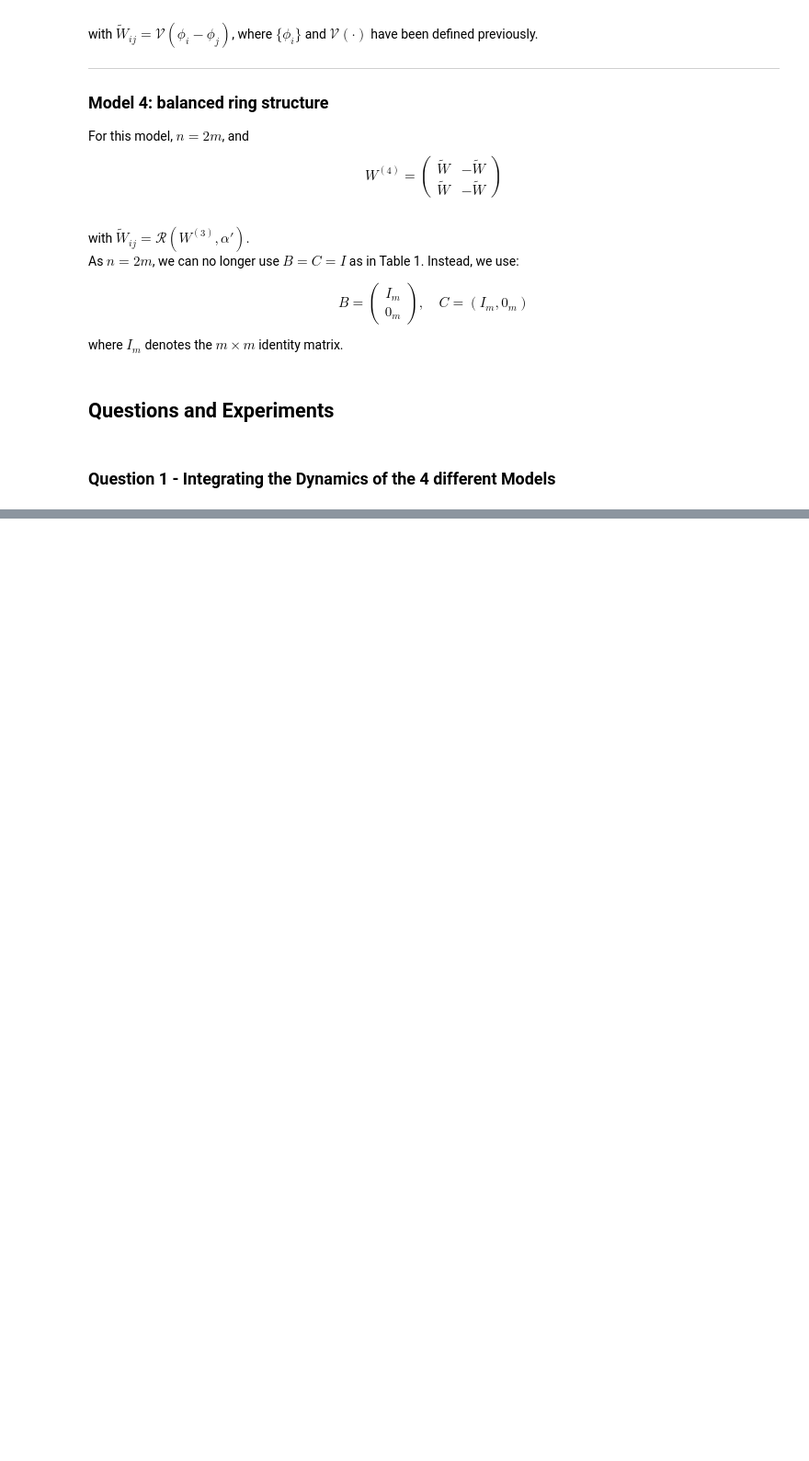
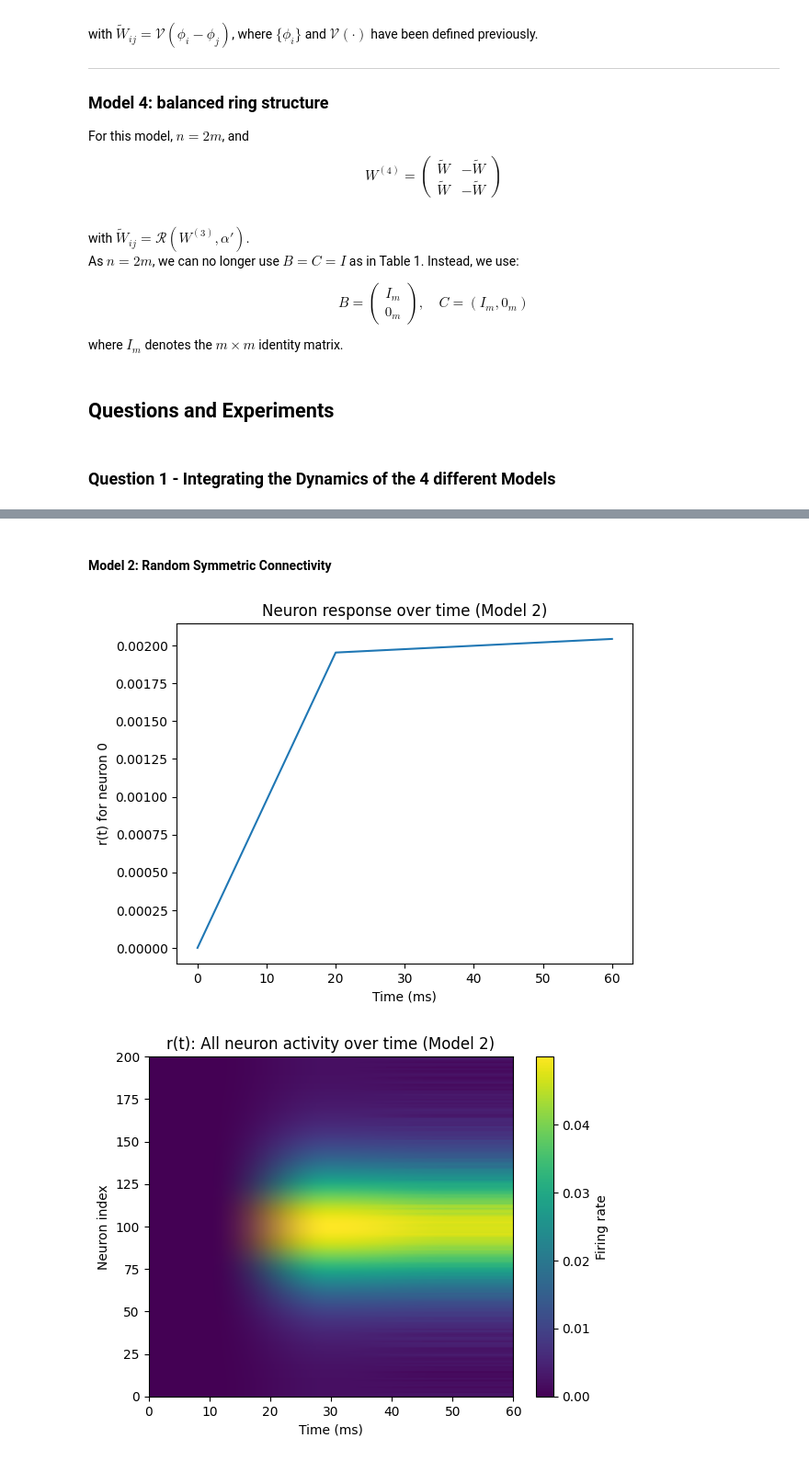
Before and after one commit to macaswalker/CompNeuroCam, a Jupyter notebook: Assignment 2/recurrent_neural_network_dynamics.ipynb, the cells around one changed output, grey strips where cells are left out. Shown at 92% size. Cells and saved outputs as stored; diff of their text form; code cells hidden in the pictures; blank space fills up the shorter version.

```diff
--- a/Assignment 2/recurrent_neural_network_dynamics.ipynb
+++ b/Assignment 2/recurrent_neural_network_dynamics.ipynb
@@ -73,3 +71,9 @@ def theta_hat(phi, o_tilde):
 # Circular Distance
 def d(theta_hat, theta):
     return np.arccos(np.cos(theta_hat-theta))
+
+# Rescale matrix W_raq to the spectral radius equals alpha
+def R(W_raw, alpha):
+    eigvals = np.linalg.eigvals(W_raw)
+    spectral_radius = np.max(np.abs(eigvals))
+    return (alpha / spectral_radius) * W_raw
@@ -124,0 +206,33 @@ where $I_m$ denotes the $m \times m$ identity matrix.
+# %% [markdown]
+#### Model 2: Random Symmetric Connectivity
+# %%
+# Model 2: Random symmetric connectivity
+W_tilde = np.random.normal(0, 1, size=B.shape)
+W_2 = R(W_tilde + W_tilde.T, alpha)
+
+# Run the simulation for theta = π
+theta = np.pi
+circ_d_w2, theta_hat_list_w2, o_tilde_list_w2, r_list_w2 = run_simulation(
+    theta, phi, time_steps, W_2, B, C, sigma, tau, dt, k
+)
+
+# Plot neuron 0's response over time
+neuron_index = 0
+r_values = [r[neuron_index] for r in r_list_w2[:-1]]
+plt.plot(time_steps, r_values)
+plt.xlabel("Time (ms)")
+plt.ylabel(f"r(t) for neuron {neuron_index}")
+plt.title("Neuron response over time (Model 2)")
+plt.show()
+
+# Plot full r(t) as heatmap
+r_array = np.array(r_list_w2[:-1])
+plt.imshow(r_array.T, aspect='auto', origin='lower', extent=[0, time_steps[-1], 0, r_array.shape[1]])
+plt.colorbar(label="Firing rate")
+plt.xlabel("Time (ms)")
+plt.ylabel("Neuron index")
+plt.title("r(t): All neuron activity over time (Model 2)")
+plt.show()
+# %% [output]
+[figure, added]
+[figure, added]
```
Also changed, not shown: parts of 6 cells of this notebook.
